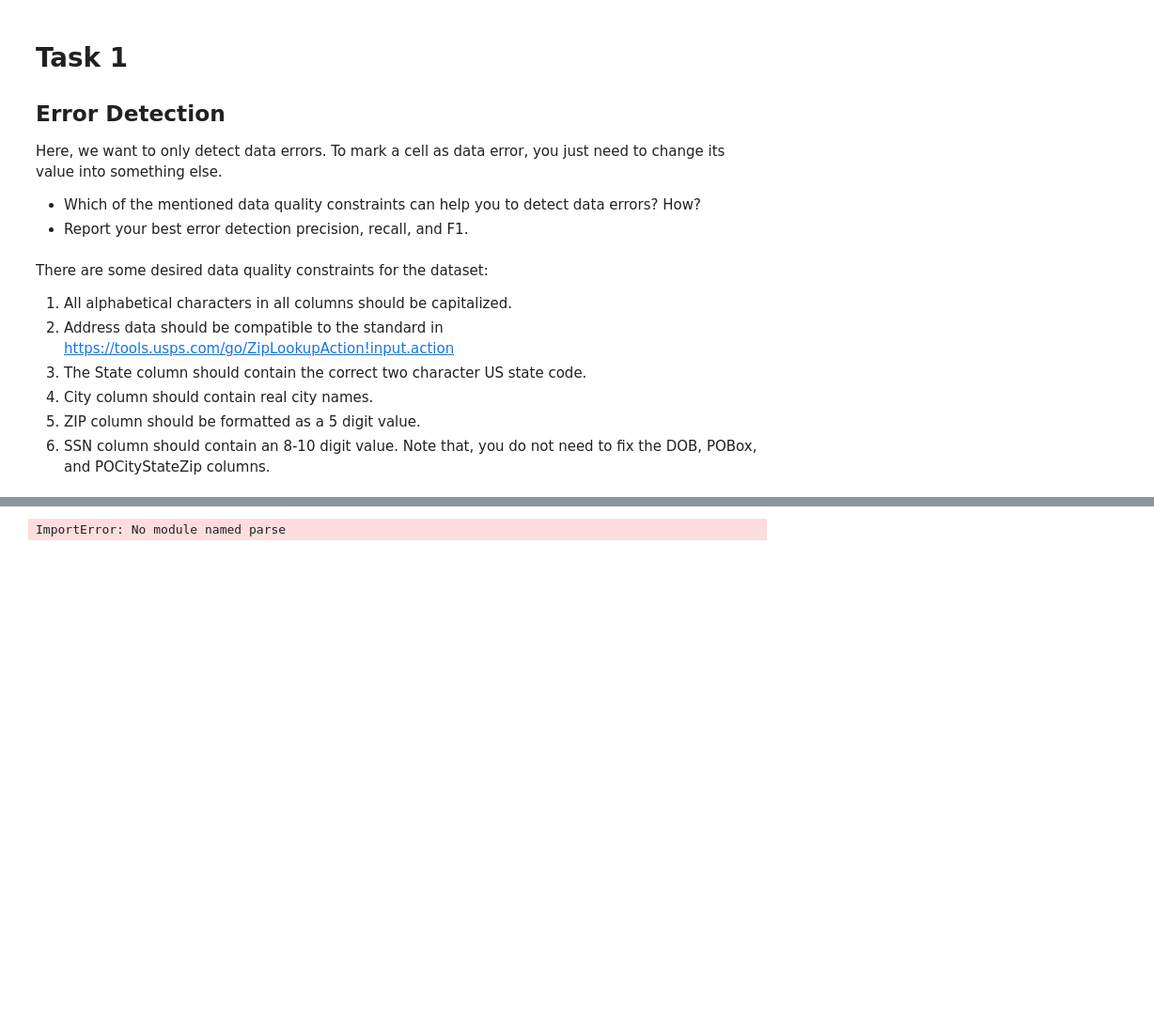
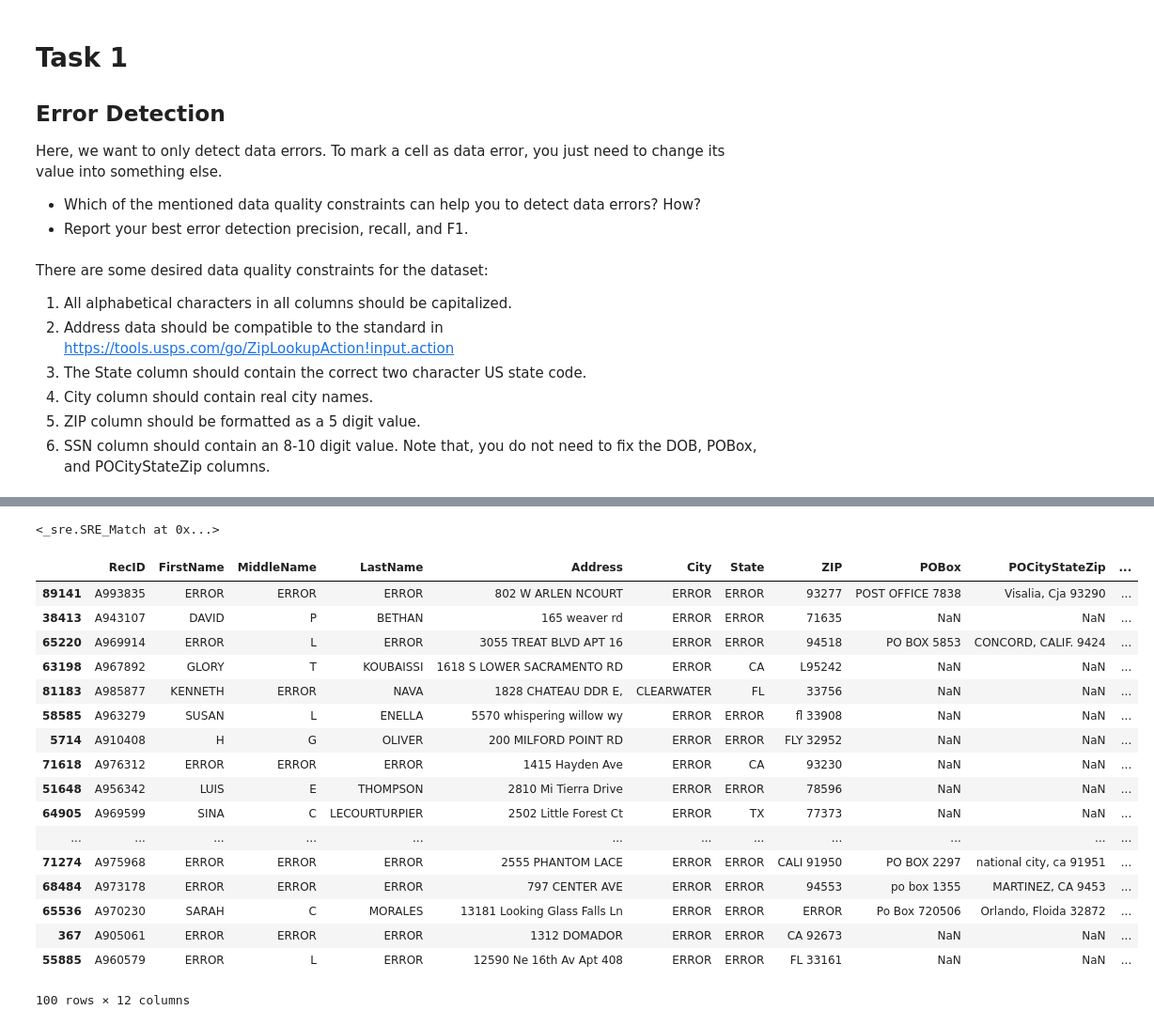
Before and after one commit to harispervaiz/Data-Integration, a Jupyter notebook: Assignment_2/Untitled.ipynb, the cells around one changed output, grey strips where cells are left out. Shown: that part at 94% size. Saved outputs shown, nothing was run; the diff lists cells and outputs as text; code cells hidden in the pictures; blank space fills up the shorter version.

```diff
--- a/Assignment_2/Untitled.ipynb
+++ b/Assignment_2/Untitled.ipynb
@@ -43,13 +36,63 @@ df.head(10)
-# %%
-import urllib
-import urllib.parse
-data = urllib.parse.urlencode({'zip': '91763'})
-url = "https://tools.usps.com/tools/app/ziplookup/cityByZip"
-data = data.encode('ascii')
-with urllib.request.urlopen(url, data) as f:
-    print(f.read().decode('utf-8'))
-
-
-    df.loc[1:,'ZIP']
-# %% [output]
-ImportError: No module named parse
+# %%
+df = pd.read_csv("./inputDB.csv")
+print df.shape
+f = open('us_cities.txt', 'r')
+c = f.readlines()
+cities = [str(city).rstrip().upper() for city in c]
+reZIP = re.compile('[A-Z a-z]*(\d{5})')
+reSSN = re.compile('^(\d{3}-\d{2}-\d{4})|(\d{3}\d{2}\d{4})|\d{8}|\d{9}|\d{10}$')
+# %%
+#Rule 4 5 6 What if the City,SSN or ZIP is NaN ? Is this an error ?
+#df['City'] =df['City'].fillna('ERROR')
+#df['SSN'] =df['SSN'].fillna('ERROR')
+#df['ZIP'] =df['ZIP'].fillna('ERROR')
+reSSN.match("23334245")
+# %% [output]
+<_sre.SRE_Match at 0x...>
+# %%
+states_list = ( 'AL', 'AK', 'AS', 'AZ', 'AR', 'CA', 'CO', 'CT', 'DE', 'DC', 'FM', 'FL', 'GA', 'GU', 'HI', 'ID', 'IL', 'IN', 'IA', 'KS', 'KY', 'LA', 'ME', 'MH', 'MD', 'MA', 'MI', 'MN', 'MS', 'MO', 'MT', 'NE', 'NV', 'NH', 'NJ', 'NM', 'NY', 'NC', 'ND', 'MP', 'OH', 'OK', 'OR', 'PW', 'PA', 'PR', 'RI', 'SC', 'SD', 'TN', 'TX', 'UT', 'VT', 'VI', 'VA', 'WA', 'WV', 'WI', 'WY' )
+df = pd.read_csv("./inputDB.csv")
+
+is_capitalized = lambda x: x if str(x).upper() in str(x) else "ERROR"
+is_properStateCode = lambda x: x if str(x).upper()  in states_list else "ERROR"
+is_properCity = lambda x: x if str(x).upper()  in cities else "ERROR"
+is_properZIP = lambda x: x if  reZIP.match(str(x)) else "ERROR"
+is_properSSN = lambda x: x if  reSSN.match(str(x)) else "ERROR"
+
+df['FirstName'] = df['FirstName'].map(is_capitalized)
+df['MiddleName'] = df['MiddleName'].map(is_capitalized)
+df['LastName'] = df['LastName'].map(is_capitalized)
+
+df['SSN'] = df['SSN'].map(is_properSSN)
+df['City'] = df['City'].map(is_properCity).map(is_capitalized)
+df['ZIP'] = df['ZIP'].map(is_properZIP)
+#df['Address'] = df['Address'].map(is_capitalized)
+
+
+df['State'] = df['State'].map(is_properStateCode).map(is_capitalized)
+
+
+
+
+
+test = df.to_csv(index=False)
+df.sample(100)
+# %% [output]
+|  | RecID | FirstName | MiddleName | LastName | Address | City | State | ZIP | POBox | POCityStateZip | ... |
+| 89141 | A993835 | ERROR | ERROR | ERROR | 802 W ARLEN NCOURT | ERROR | ERROR | 93277 | POST OFFICE 7838 | Visalia, Cja 93290 | ... |
+| 38413 | A943107 | DAVID | P | BETHAN | 165 weaver rd | ERROR | ERROR | 71635 | NaN | NaN | ... |
+| 65220 | A969914 | ERROR | L | ERROR | 3055 TREAT BLVD APT 16 | ERROR | ERROR | 94518 | PO BOX 5853 | CONCORD, CALIF. 9424 | ... |
+| 63198 | A967892 | GLORY | T | KOUBAISSI | 1618 S LOWER SACRAMENTO RD | ERROR | CA | L95242 | NaN | NaN | ... |
+| 81183 | A985877 | KENNETH | ERROR | NAVA | 1828 CHATEAU DDR E, | CLEARWATER | FL | 33756 | NaN | NaN | ... |
+| 58585 | A963279 | SUSAN | L | ENELLA | 5570 whispering willow wy | ERROR | ERROR | fl 33908 | NaN | NaN | ... |
+| 5714 | A910408 | H | G | OLIVER | 200 MILFORD POINT RD | ERROR | ERROR | FLY 32952 | NaN | NaN | ... |
+| 71618 | A976312 | ERROR | ERROR | ERROR | 1415 Hayden Ave | ERROR | CA | 93230 | NaN | NaN | ... |
+| 51648 | A956342 | LUIS | E | THOMPSON | 2810 Mi Tierra Drive | ERROR | ERROR | 78596 | NaN | NaN | ... |
+| 64905 | A969599 | SINA | C | LECOURTURPIER | 2502 Little Forest Ct | ERROR | TX | 77373 | NaN | NaN | ... |
+| ... | ... | ... | ... | ... | ... | ... | ... | ... | ... | ... | ... |
+| 71274 | A975968 | ERROR | ERROR | ERROR | 2555 PHANTOM LACE | ERROR | ERROR | CALI 91950 | PO BOX 2297 | national city, ca 91951 | ... |
+| 68484 | A973178 | ERROR | ERROR | ERROR | 797 CENTER AVE | ERROR | ERROR | 94553 | po box 1355 | MARTINEZ, CA 9453 | ... |
+| 65536 | A970230 | SARAH | C | MORALES | 13181 Looking Glass Falls Ln | ERROR | ERROR | ERROR | Po Box 720506 | Orlando, Floida 32872 | ... |
+| 367 | A905061 | ERROR | ERROR | ERROR | 1312 DOMADOR | ERROR | ERROR | CA 92673 | NaN | NaN | ... |
+| 55885 | A960579 | ERROR | L | ERROR | 12590 Ne 16th Av Apt 408 | ERROR | ERROR | FL 33161 | NaN | NaN | ... |
+100 rows × 12 columns
```
Also changed, not shown: parts of 4 cells of this notebook, 4 other files.
